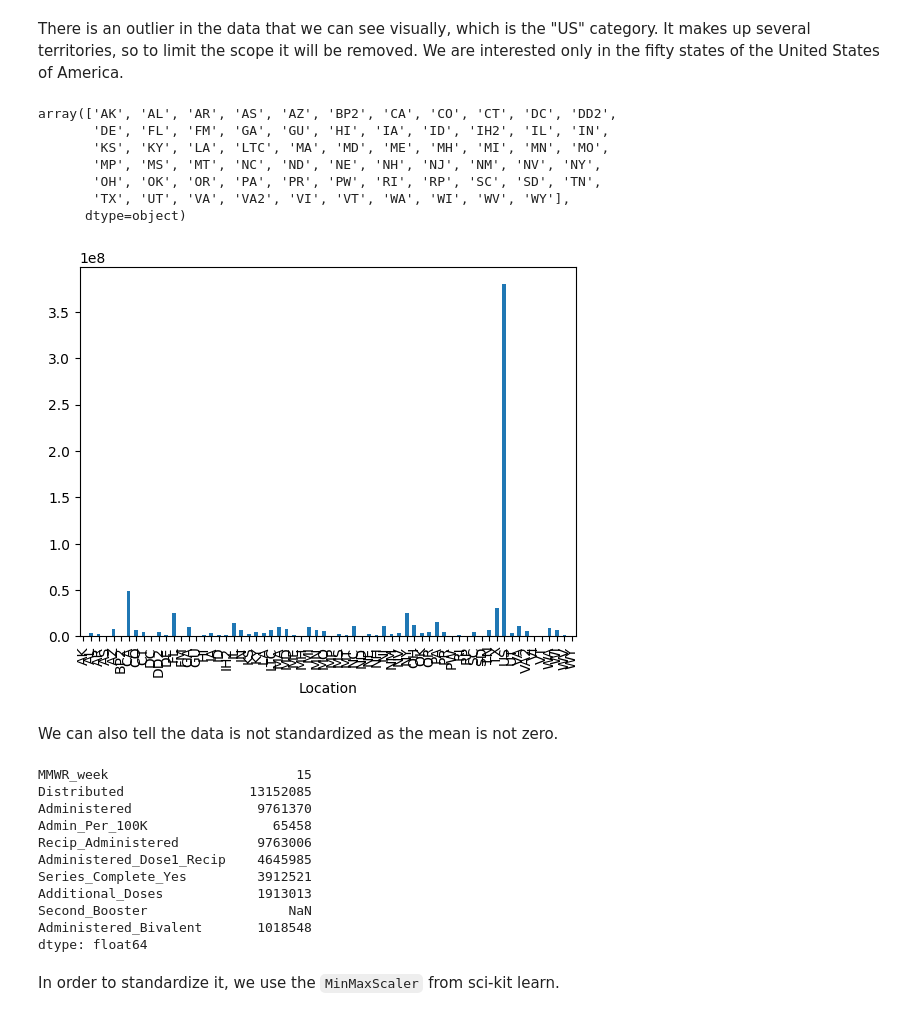
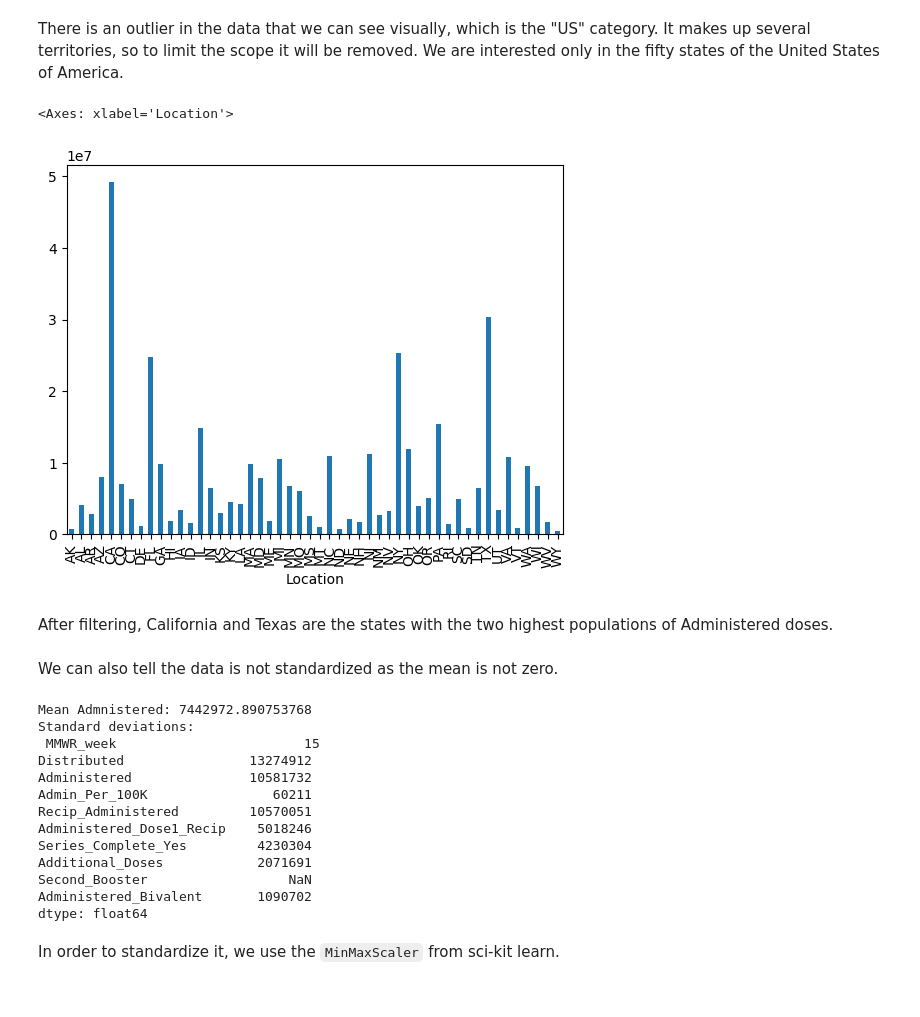
Before and after one commit to jsbxyz/Vaccine-Supply-Impact-on-Stage-Completion, a Jupyter notebook: DSC-530 Term Paper.ipynb, the cells around one changed output. Drawn from its saved outputs; the diff is of its cells as text; code cells hidden in the pictures.

```diff
--- a/DSC-530 Term Paper.ipynb
+++ b/DSC-530 Term Paper.ipynb
@@ -211,40 +207,44 @@ vaccine_stats
 The key varibles in this analysis are Adminstered, Distributed, (predictor variable) and Series Complete, Additional Dose, Second booster and Bivalent (target variable). We will begin with a histogram distribution of the mean Administered Doses. This distribution is identical the Distributed field.
 # %% [markdown]
 There is an outlier in the data that we can see visually, which is the "US" category. It makes up several territories, so to limit the scope it will be removed. We are interested only in the fifty states of the United States of America.
-# %%
-#vaccine_stats.groupby('Location')['Avg. Admin'].sum().plot(kind='bar')
-vaccine_stats.groupby('Location')['Avg Admin'].sum().plot(kind='bar')
-vaccine_stats = vaccine_stats[vaccine_stats['Location'] != 'US']
-vaccine_eda = vaccine_eda[vaccine_eda['Location'] != 'US']
-vaccine_eda = vaccine_eda[vaccine_eda['Location'] != 'US']
-vaccine_stats["Location"].unique()
-# %% [output]
-array(['AK', 'AL', 'AR', 'AS', 'AZ', 'BP2', 'CA', 'CO', 'CT', 'DC', 'DD2',
-       'DE', 'FL', 'FM', 'GA', 'GU', 'HI', 'IA', 'ID', 'IH2', 'IL', 'IN',
-       'KS', 'KY', 'LA', 'LTC', 'MA', 'MD', 'ME', 'MH', 'MI', 'MN', 'MO',
-       'MP', 'MS', 'MT', 'NC', 'ND', 'NE', 'NH', 'NJ', 'NM', 'NV', 'NY',
-       'OH', 'OK', 'OR', 'PA', 'PR', 'PW', 'RI', 'RP', 'SC', 'SD', 'TN',
-       'TX', 'UT', 'VA', 'VA2', 'VI', 'VT', 'WA', 'WI', 'WV', 'WY'],
-      dtype=object)
-[figure, removed]
+# %%
+state_codes = [
+    'AL','AK','AZ','AR','CA','CO','CT','DE','FL','GA',
+    'HI','ID','IL','IN','IA','KS','KY','LA','ME','MD',
+    'MA','MI','MN','MS','MO','MT','NE','NV','NH','NJ',
+    'NM','NY','NC','ND','OH','OK','OR','PA','RI','SC',
+    'SD','TN','TX','UT','VT','VA','WA','WV','WI','WY'
+]
+
+vaccine_stats = vaccine_stats[vaccine_stats['Location'].isin(state_codes)]
+vaccine_eda   = vaccine_eda[vaccine_eda['Location'].isin(state_codes)]
+
+vaccine_stats.groupby('Location')['Avg Admin'].sum().plot(kind='bar')
+# %% [output]
+<Axes: xlabel='Location'>
+[figure, added]
+# %% [markdown]
+After filtering, California and Texas are the states with the two highest populations of Administered doses.
 # %% [markdown]
 We can also tell the data is not standardized as the mean is not zero.
 # %%
 eda_mean = vaccine_eda['Administered'].mean()
 std = vaccine_eda.select_dtypes(include='number').std()
-eda_mean
-std
+print(f"Mean Admnistered: {eda_mean}")
+print(f"Standard deviations:\n {std}")
 # %% [output]
-MMWR_week                        15
-Distributed                13152085
-Administered                9761370
-Admin_Per_100K                65458
-Recip_Administered          9763006
-Administered_Dose1_Recip    4645985
-Series_Complete_Yes         3912521
-Additional_Doses            1913013
+Mean Admnistered: 7442972.890753768
+Standard deviations:
+ MMWR_week                        15
+Distributed                13274912
+Administered               10581732
+Admin_Per_100K                60211
+Recip_Administered         10570051
+Administered_Dose1_Recip    5018246
+Series_Complete_Yes         4230304
+Additional_Doses            2071691
 Second_Booster                  NaN
-Administered_Bivalent       1018548
+Administered_Bivalent       1090702
 dtype: float64
 # %% [markdown]
 In order to standardize it, we use the `MinMaxScaler` from sci-kit learn.
```
Also changed, not shown: parts of 32 cells of this notebook, 3 other files.
